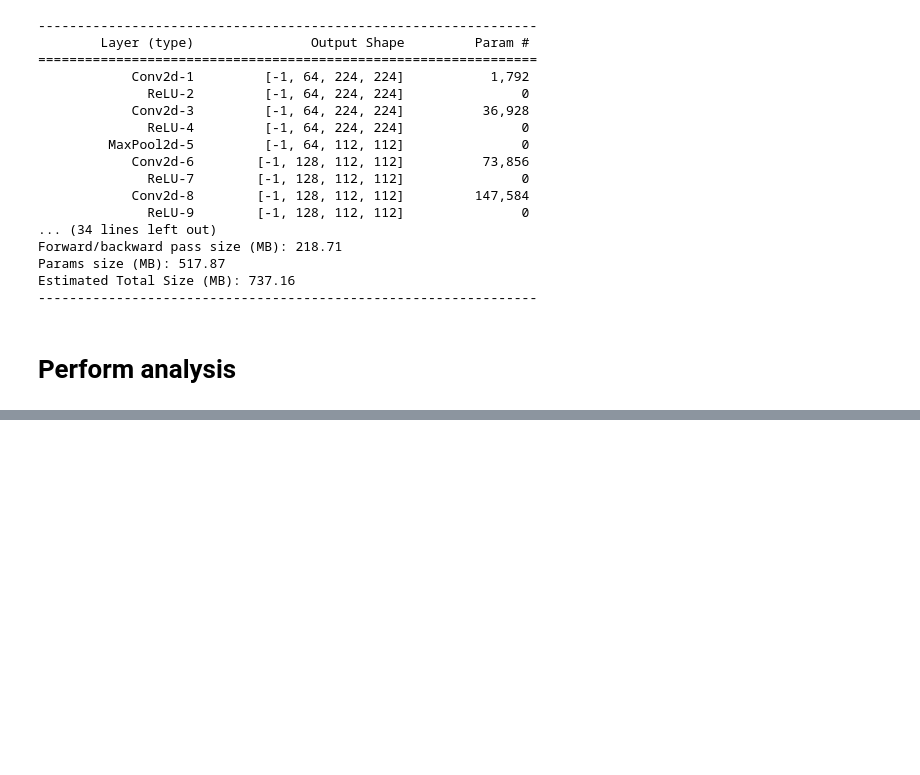
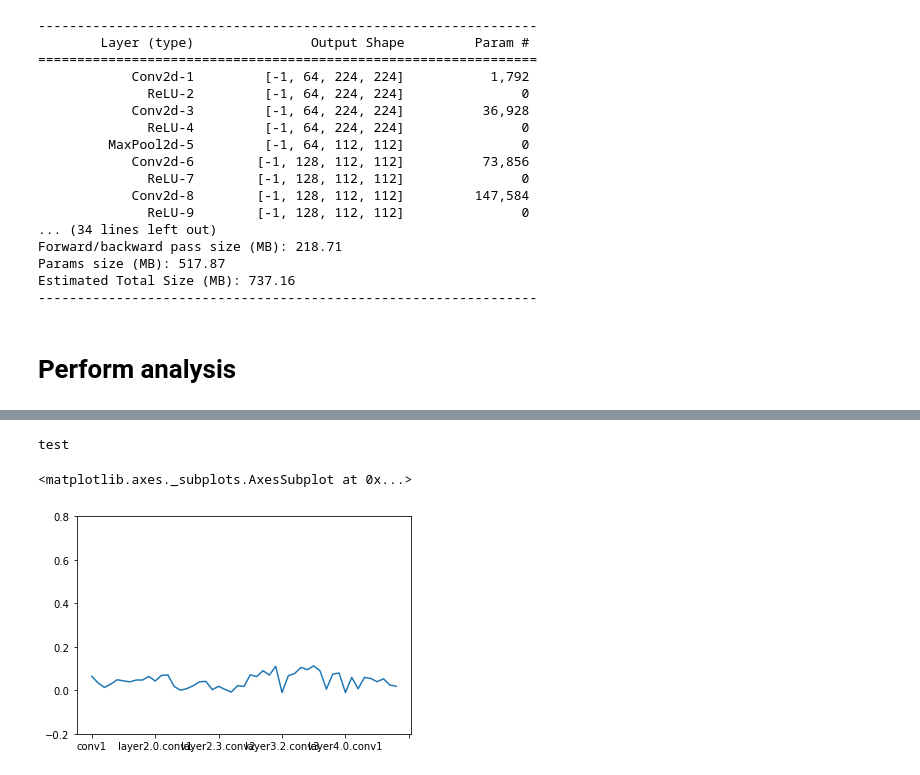
Before and after one commit to toniklenk/thesis-integration-beauty, a Jupyter notebook: analyse_vgg16_places.ipynb, the cells around one changed output, grey strips where cells are left out. Saved outputs shown, nothing was run; the diff lists cells and outputs as text; code cells hidden in the pictures; blank space fills up the shorter version.

```diff
--- a/analyse_vgg16_places.ipynb
+++ b/analyse_vgg16_places.ipynb
@@ -155,3 +138,5 @@ results_vgg16 = pd.read_csv('./results/vgg16_places/vgg16_places_results.csv')
+# %%
+results_autoencoding = pd.read_csv('./results/autoencoding/autoencoding.csv', index_col=0)
 # %%
 classes.correlate_integration_beauty(results_vgg16, places_images.beauty_ratings).plot(ylim=(-.2,.8))
 # %% [output]
@@ -159,0 +146,6 @@ classes.correlate_integration_beauty(results_vgg16, places_images.beauty_ratings
+# %%
+classes.correlate_integration_beauty(results_autoencoding, places_images.beauty_ratings).plot(ylim=(-.2,.8))
+# %% [output]
+test
+<matplotlib.axes._subplots.AxesSubplot at 0x...>
+[figure, added]
```
Also changed, not shown: parts of 25 cells of this notebook, 3 other files.
